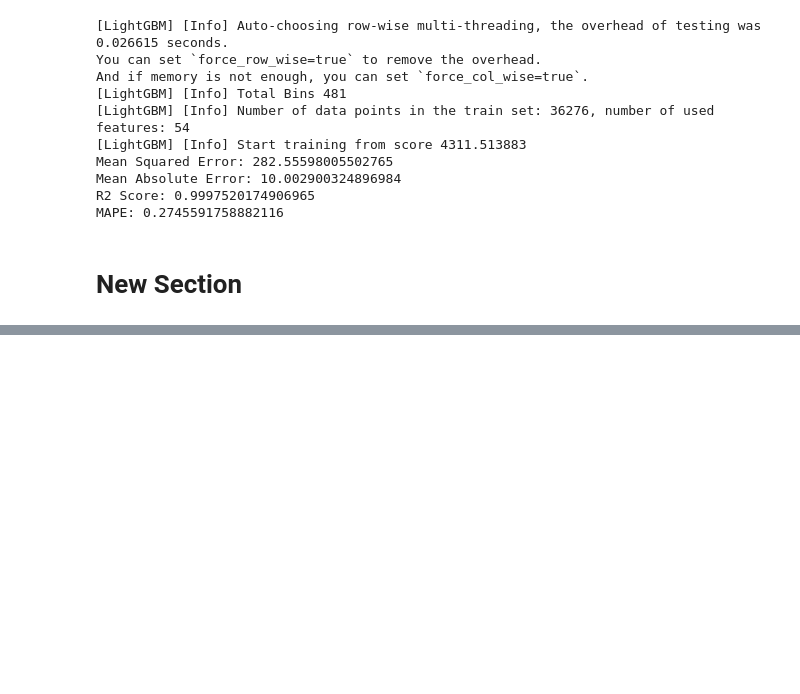
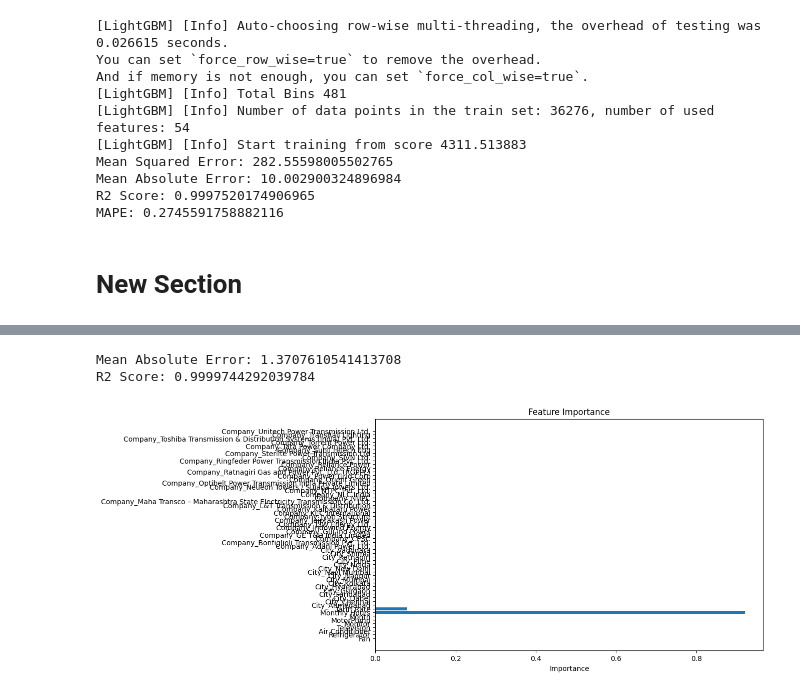
Before and after one commit to mrgupta01/Electricity-billing-system, a Jupyter notebook: EBS.ipynb, the cells around one changed output, grey strips where cells are left out. Drawn from its saved outputs; the diff is of its cells as text; code cells hidden in the pictures; blank space fills up the shorter version.

```diff
--- a/EBS.ipynb
+++ b/EBS.ipynb
@@ -338,0 +359,76 @@ MAPE: 0.2745591758882116
+# %%
+import pandas as pd
+from sklearn.model_selection import train_test_split
+from sklearn.preprocessing import OneHotEncoder
+from sklearn.ensemble import RandomForestRegressor
+from sklearn.metrics import mean_absolute_error, r2_score
+import numpy as np
+
+# Step 1: Load Data
+file_path = "electricity_bill_dataset.csv"
+df = pd.read_csv(file_path)
+
+# Step 2: Data Preprocessing
+# Check for missing values and handle them
+df = df.dropna()
+
+# One-Hot Encoding for categorical columns like 'City' and 'Company'
+categorical_columns = ['City', 'Company']
+
+# If using scikit-learn version 1.2 or newer
+encoder = OneHotEncoder(sparse_output=False, handle_unknown='ignore') #sparse is deprecated ,handle_unknown='ignore' to avoid errors during prediction with unseen categories.
+# If using older versions:
+# encoder = OneHotEncoder(sparse=False, handle_unknown='ignore') # Drop first to avoid dummy variable trap, sparse=False for older versions
+
+# Fit the encoder on all categorical columns at once
+encoded_data = encoder.fit_transform(df[categorical_columns])
+
+# Get feature names for all encoded columns
+feature_names = encoder.get_feature_names_out(categorical_columns)
+
+# Create a DataFrame for the encoded data
+encoded_df = pd.DataFrame(encoded_data, columns=feature_names, index=df.index)
+
+# Concatenate the encoded DataFrame with the original DataFrame
+df = pd.concat([df, encoded_df], axis=1)
+
+# Drop the original categorical columns
+df = df.drop(columns=categorical_columns)
+
+# ... (Rest of your code remains the same)
+
+# Step 3: Split the Data into Training and Test Sets
+X = df.drop(columns=["Electricity Bill"])  # Features
+y = df["Electricity Bill"]  # Target
+
+X_train, X_test, y_train, y_test = train_test_split(X, y, test_size=0.2, random_state=42)
+
+# Step 4: Train a Random Forest Regressor
+rf_model = RandomForestRegressor(n_estimators=100, random_state=42)
+rf_model.fit(X_train, y_train)
+
+# Step 5: Make Predictions
+y_pred = rf_model.predict(X_test)
+
+# Step 6: Evaluate the Model
+mae = mean_absolute_error(y_test, y_pred)
+r2 = r2_score(y_test, y_pred)
+
+print(f"Mean Absolute Error: {mae}")
+print(f"R2 Score: {r2}")
+
+# Optional: Visualize feature importances (if helpful)
+import matplotlib.pyplot as plt
+
+feature_importances = rf_model.feature_importances_
+features = X.columns
+
+plt.figure(figsize=(10, 6))
+plt.barh(features, feature_importances)
+plt.xlabel('Importance')
+plt.title('Feature Importance')
+plt.show()
+# %% [output]
+Mean Absolute Error: 1.3707610541413708
+R2 Score: 0.9999744292039784
+[figure, added]
```
Also changed, not shown: parts of 20 cells of this notebook.
